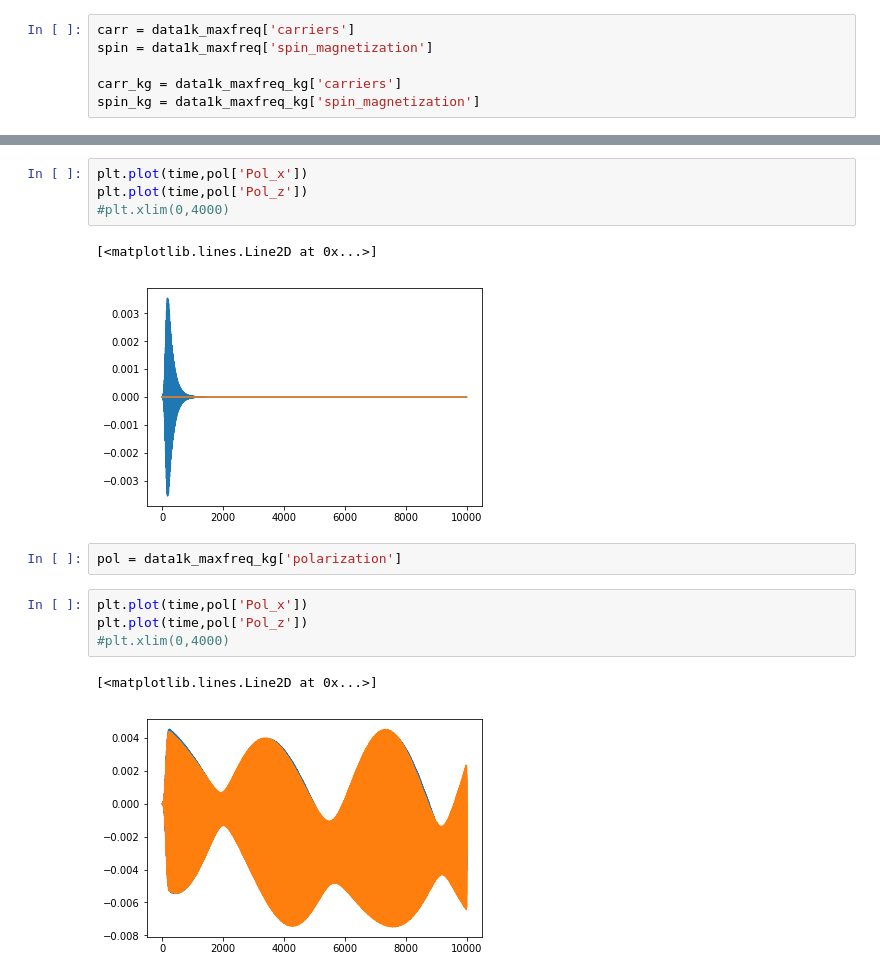
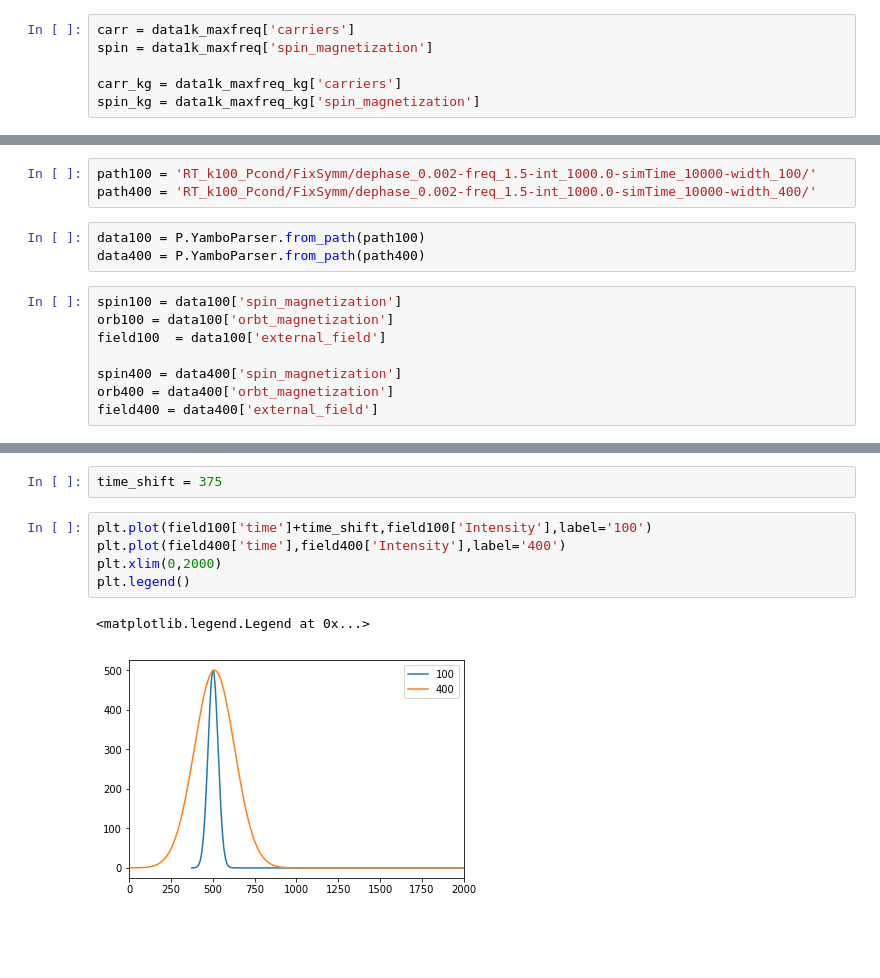
Before and after one commit to marcodalessandro76/Generation-and-decay-of-the-degree-of-spin-polarization-in-GaAs, a Jupyter notebook: ANALYSIS_Plots.ipynb, the cells around one changed output, grey strips where cells are left out. Cells and saved outputs as stored; diff of their text form; blank space fills up the shorter version.

```diff
--- a/ANALYSIS_Plots.ipynb
+++ b/ANALYSIS_Plots.ipynb
@@ -1027,0 +1037,14 @@ pol = data1k_maxfreq['polarization']
+# %%
+path100 = 'RT_k100_Pcond/FixSymm/dephase_0.002-freq_1.5-int_1000.0-simTime_10000-width_100/'
+path400 = 'RT_k100_Pcond/FixSymm/dephase_0.002-freq_1.5-int_1000.0-simTime_10000-width_400/'
+# %%
+data100 = P.YamboParser.from_path(path100)
+data400 = P.YamboParser.from_path(path400)
+# %%
+spin100 = data100['spin_magnetization']
+orb100 = data100['orbt_magnetization']
+field100  = data100['external_field']
+
+spin400 = data400['spin_magnetization']
+orb400 = data400['orbt_magnetization']
+field400 = data400['external_field']
@@ -1028,16 +1061,10 @@ pol = data1k_maxfreq['polarization']
+# %%
+time_shift = 375
 # %%
-plt.plot(time,pol['Pol_x'])
-plt.plot(time,pol['Pol_z'])
-#plt.xlim(0,4000)
+plt.plot(field100['time']+time_shift,field100['Intensity'],label='100')
+plt.plot(field400['time'],field400['Intensity'],label='400')
+plt.xlim(0,2000)
+plt.legend()
 # %% [output]
-[<matplotlib.lines.Line2D at 0x...>]
+<matplotlib.legend.Legend at 0x...>
-[figure, old version]
+[figure, new version]
-# %%
-pol = data1k_maxfreq_kg['polarization']
-# %%
-plt.plot(time,pol['Pol_x'])
-plt.plot(time,pol['Pol_z'])
-#plt.xlim(0,4000)
-# %% [output]
-[<matplotlib.lines.Line2D at 0x...>]
-[figure, removed]
```
Also changed, not shown: parts of 12 cells of this notebook, 3 other files.
